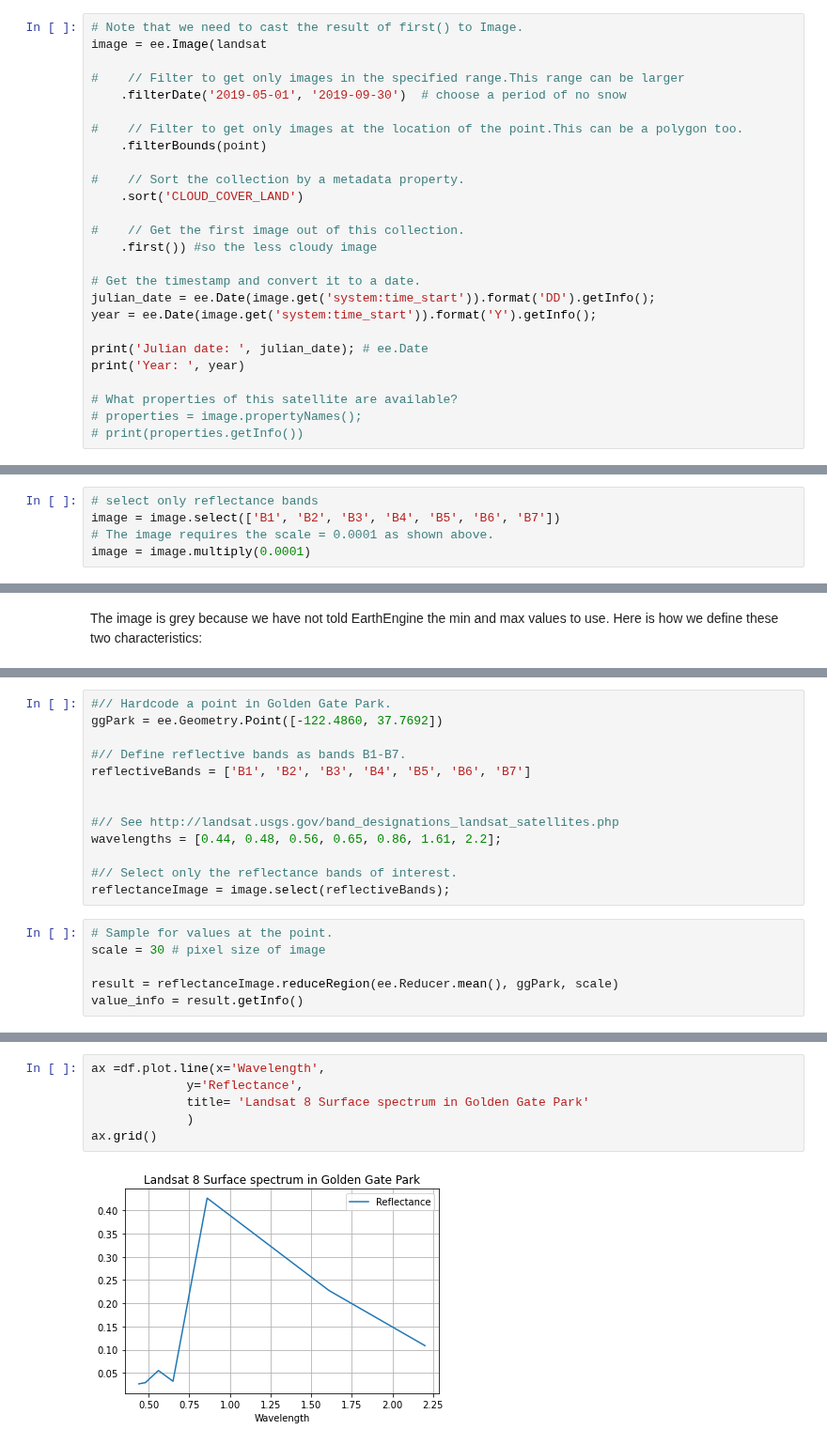
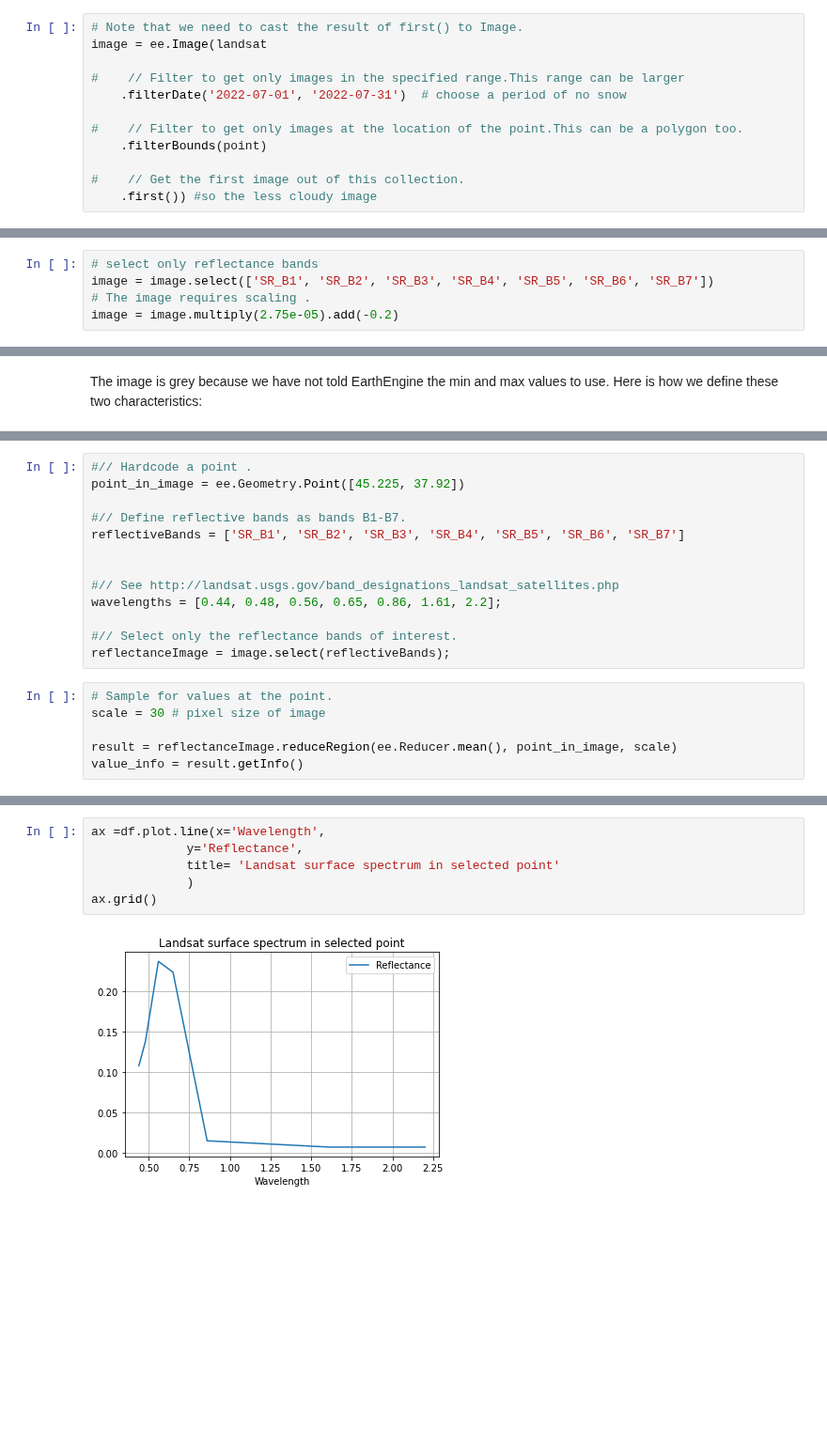
Before and after one commit to diviningwater/RS_of_Land_Surfaces_laboratory, a Jupyter notebook: Lab 1 Intro to Remote Sensing and EE.ipynb, the cells around one changed output, grey strips where cells are left out. Shown at 94% size. Cells and saved outputs as stored; diff of their text form; blank space fills up the shorter version.

```diff
--- a/Lab 1 Intro to Remote Sensing and EE.ipynb
+++ b/Lab 1 Intro to Remote Sensing and EE.ipynb
@@ -54,24 +48,10 @@ All the properties of an satellite is also in the datasets catalog
 image = ee.Image(landsat
 
 #    // Filter to get only images in the specified range.This range can be larger
-    .filterDate('2019-05-01', '2019-09-30')  # choose a period of no snow
+    .filterDate('2022-07-01', '2022-07-31')  # choose a period of no snow
 
 #    // Filter to get only images at the location of the point.This can be a polygon too.
     .filterBounds(point)
 
-#    // Sort the collection by a metadata property.
-    .sort('CLOUD_COVER_LAND')
-
 #    // Get the first image out of this collection.
     .first()) #so the less cloudy image
-
-# Get the timestamp and convert it to a date.
-julian_date = ee.Date(image.get('system:time_start')).format('DD').getInfo();
-year = ee.Date(image.get('system:time_start')).format('Y').getInfo();
-
-print('Julian date: ', julian_date); # ee.Date
-print('Year: ', year)
-
-# What properties of this satellite are available?
-# properties = image.propertyNames();
-# print(properties.getInfo())
@@ -96,8 +68,8 @@ In Landsat 8 Surface Products these bands are also described in the dataset webs
 # %%
 # select only reflectance bands
-image = image.select(['B1', 'B2', 'B3', 'B4', 'B5', 'B6', 'B7'])
-# The image requires the scale = 0.0001 as shown above.
-image = image.multiply(0.0001)
+image = image.select(['SR_B1', 'SR_B2', 'SR_B3', 'SR_B4', 'SR_B5', 'SR_B6', 'SR_B7'])
+# The image requires scaling .
+image = image.multiply(2.75e-05).add(-0.2)
 # %% [markdown]
  Display the image by printing it to the console:
 # %%
@@ -155,9 +125,9 @@ Add the image found in exercise 1 to the map display with the following code:
 # %%
-#// Hardcode a point in Golden Gate Park.
-ggPark = ee.Geometry.Point([-122.4860, 37.7692])
+#// Hardcode a point .
+point_in_image = ee.Geometry.Point([45.225, 37.92])
 
 #// Define reflective bands as bands B1-B7.
-reflectiveBands = ['B1', 'B2', 'B3', 'B4', 'B5', 'B6', 'B7']
+reflectiveBands = ['SR_B1', 'SR_B2', 'SR_B3', 'SR_B4', 'SR_B5', 'SR_B6', 'SR_B7']
 
 
 #// See http://landsat.usgs.gov/band_designations_landsat_satellites.php
@@ -169,7 +139,7 @@ reflectanceImage = image.select(reflectiveBands);
 # Sample for values at the point.
 scale = 30 # pixel size of image
 
-result = reflectanceImage.reduceRegion(ee.Reducer.mean(), ggPark, scale)
+result = reflectanceImage.reduceRegion(ee.Reducer.mean(), point_in_image, scale)
 value_info = result.getInfo()
 # %%
 import pandas as pd
@@ -191,8 +161,8 @@ df
 # %%
 ax =df.plot.line(x='Wavelength',
              y='Reflectance',
-             title= 'Landsat 8 Surface spectrum in Golden Gate Park'
+             title= 'Landsat surface spectrum in selected point'
              )
 ax.grid()
 # %% [output]
-[figure, old version]
+[figure, new version]
```
Also changed, not shown: parts of 28 cells of this notebook.
